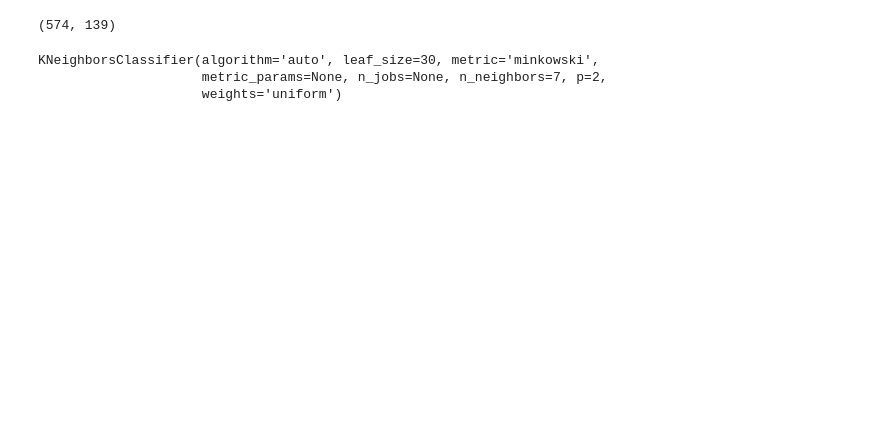
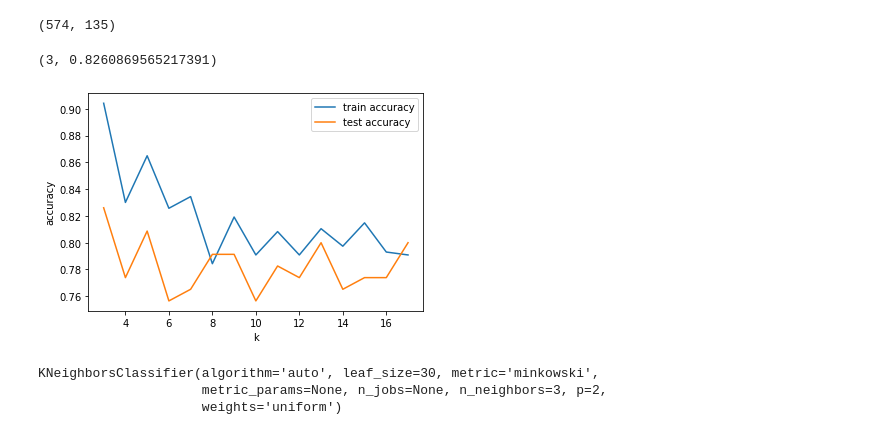
Before and after one commit to typedt/facial-emotion-recognition, a Jupyter notebook: notebooks/KNN.ipynb, the cells around one changed output. Saved outputs shown, nothing was run; the diff lists cells and outputs as text; code cells hidden in the pictures; blank space fills up the shorter version.

```diff
--- a/notebooks/KNN.ipynb
+++ b/notebooks/KNN.ipynb
@@ -43,10 +34,19 @@ def scatter_plot(P, T):
+# %%
+# Plot train and test accuracy for different k values
+def plot_k(train_accu, test_accu, klist):
+    plt.plot(klist, train_accu, label = "train accuracy")
+    plt.plot(klist, test_accu, label = "test accuracy")
+    plt.xlabel('k')
+    plt.ylabel('accuracy')
+    plt.legend()
+    plt.show()
 # %%
 # Load dataset from csv file
-CSV_FILE = '../scripts/train-neighbors_and_inner_mouth_angles.csv'
+CSV_FILE = '../scripts/features-0.csv'
 allrows = np.loadtxt(CSV_FILE, delimiter=',', dtype='str')
 allrows.shape
 # %% [output]
-(574, 139)
+(574, 135)
 # %%
 cols = allrows.shape[1] - 1
 X = allrows[:, :cols].astype('float')
@@ -54,13 +54,24 @@ T = allrows[:, cols]
 # %%
 # Split training and testing set
 X_train, X_test, T_train, T_test = train_test_split(X, T, test_size=0.2, random_state=111)
+# %%
+klist=[3,4,5,6,7,8,9,10,11,12,13,14,15,16,17]
+search_k(X_train, T_train, X_test, T_test, klist=klist)
+# %% [output]
+(3, 0.8260869565217391)
+# %%
+train_accu, test_accu = test_k(X_train, T_train, X_test, T_test, klist=klist)
+# %%
+plot_k(train_accu, test_accu, klist)
+# %% [output]
+[figure, added]
 # %%
 # KNN on original feature vectors
-knn = KNeighborsClassifier(n_neighbors=7)
+knn = KNeighborsClassifier(n_neighbors=3)
 knn.fit(X_train, T_train)
 # %% [output]
 KNeighborsClassifier(algorithm='auto', leaf_size=30, metric='minkowski',
-                     metric_params=None, n_jobs=None, n_neighbors=7, p=2,
+                     metric_params=None, n_jobs=None, n_neighbors=3, p=2,
                      weights='uniform')
 # %%
 pred = knn.predict(X_test)
```
Also changed, not shown: parts of 20 cells of this notebook, 3 other files.
